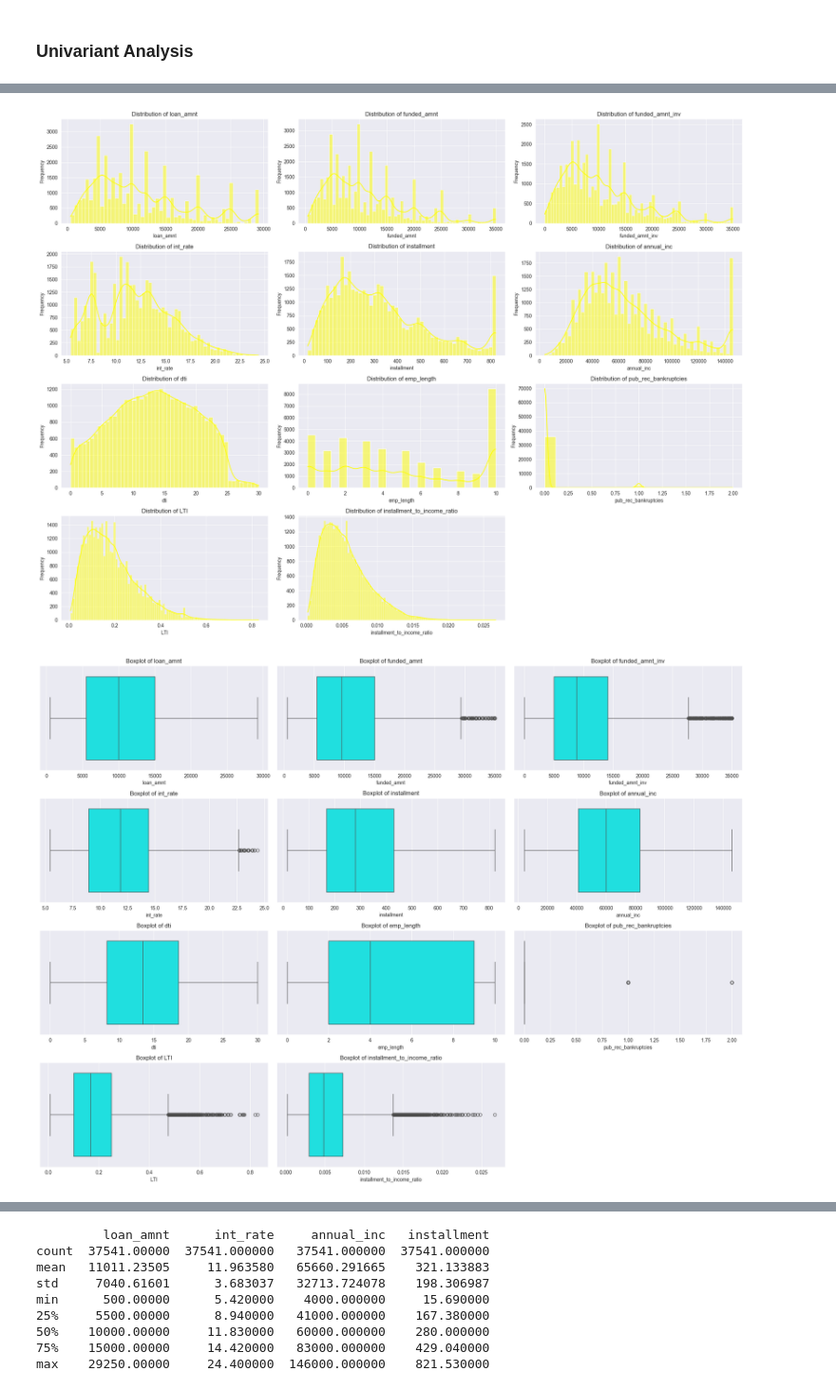
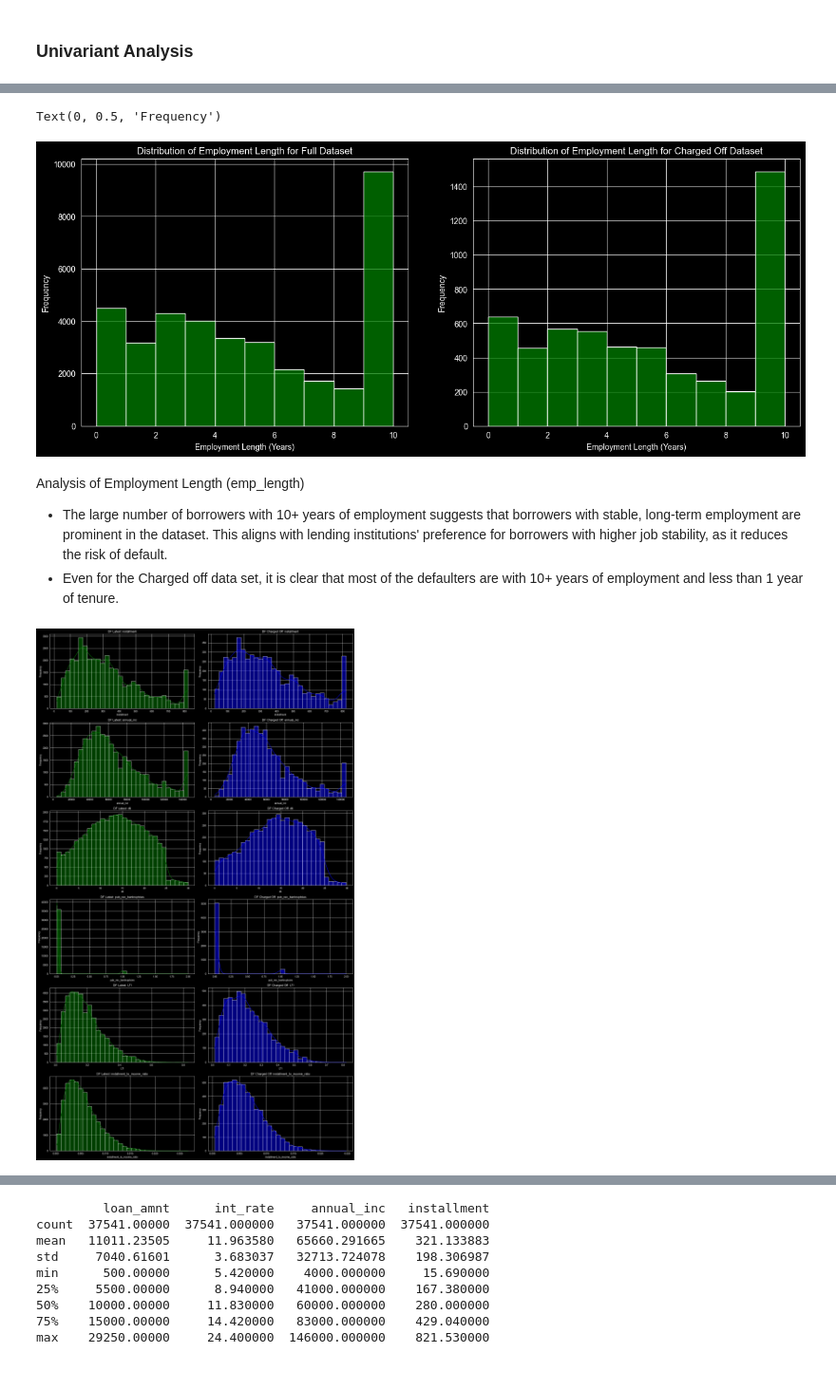
Before and after one commit to muralik31/Lending-Club-Case-Study, a Jupyter notebook: Murali_Krishna_Kondapally.ipynb, the cells around one changed output, grey strips where cells are left out. Shown at 95% size. Cells and saved outputs as stored; diff of their text form; code cells hidden in the pictures.

```diff
--- a/Murali_Krishna_Kondapally.ipynb
+++ b/Murali_Krishna_Kondapally.ipynb
@@ -647,32 +729,52 @@ The following columns are categorical in the dataset:
+# %%
+fig, axes = plt.subplots(1, 2, figsize=(16, 6))
+
+# Histogram
+sns.histplot(df_latest['emp_length'], kde=False, bins=10, color='green', ax=axes[0])
+axes[0].set_title('Distribution of Employment Length for Full Dataset')
+axes[0].set_xlabel('Employment Length (Years)')
+axes[0].set_ylabel('Frequency')
+
+sns.histplot(df_charged_off['emp_length'], kde=False, bins=10, color='green', ax=axes[1])
+axes[1].set_title('Distribution of Employment Length for Charged Off Dataset')
+axes[1].set_xlabel('Employment Length (Years)')
+axes[1].set_ylabel('Frequency')
+# %% [output]
+Text(0, 0.5, 'Frequency')
+[figure, added]
+# %% [markdown]
+Analysis of Employment Length (emp_length)
+- The large number of borrowers with 10+ years of employment suggests that borrowers with stable, long-term employment are prominent in the dataset. This aligns with lending institutions' preference for borrowers with higher job stability, as it reduces the risk of default.
+- Even for the Charged off data set, it is clear that most of the defaulters are with 10+ years of employment and less than 1 year of tenure.
 # %%
 # List of numerical columns
 numerical_cols = [
-    'loan_amnt', 'funded_amnt', 'funded_amnt_inv', 'int_rate', 'installment',
-    'annual_inc', 'dti', 'emp_length', 'pub_rec_bankruptcies', 'LTI',
+    'installment','annual_inc', 'dti', 'pub_rec_bankruptcies', 'LTI',
     'installment_to_income_ratio'
 ]
 
 # Creating grouped histograms
-plt.figure(figsize=(20, 15))
-for i, col in enumerate(numerical_cols, 1):
-    plt.subplot(4, 3, i)  # Adjust grid size (4x3) based on the number of variables
-    sns.histplot(df_latest[col], kde=True, color='yellow')
-    plt.title(f'Distribution of {col}')
-    plt.xlabel(col)
-    plt.ylabel('Frequency')
-plt.tight_layout()
-plt.show()
+def plot_histograms(df1, df2, columns, title1, title2):
+    fig, axes = plt.subplots(len(columns), 2, figsize=(18, 5 * len(columns)))
+    for i, col in enumerate(columns):
+        if col in df1.columns and not df1[col].isnull().all():
+            sns.histplot(df1[col], kde=True, color='green', bins=30, ax=axes[i, 0])
+            axes[i, 0].set_title(f'{title1}: {col}')
+            axes[i, 0].set_xlabel(col)
+            axes[i, 0].set_ylabel('Frequency')
+        else:
+            axes[i, 0].set_visible(False)
 
+        if col in df2.columns and not df2[col].isnull().all():
+            sns.histplot(df2[col], kde=True, color='blue', bins=30, ax=axes[i, 1])
+            axes[i, 1].set_title(f'{title2}: {col}')
+            axes[i, 1].set_xlabel(col)
+            axes[i, 1].set_ylabel('Frequency')
+        else:
+            axes[i, 1].set_visible(False)
+    plt.tight_layout()
+    plt.show()
 
-# Creating grouped box plots
-plt.figure(figsize=(20, 15))
-for i, col in enumerate(numerical_cols, 1):
-    plt.subplot(4, 3, i)
-    sns.boxplot(data=df_latest, x=col, color='cyan')
-    plt.title(f'Boxplot of {col}')
-    plt.xlabel(col)
-plt.tight_layout()
-plt.show()
+plot_histograms(df_latest, df_charged_off, numerical_cols, "DF Latest", "DF Charged Off")
 # %% [output]
-[figure, old version]
+[figure, new version]
-[figure, removed]
```
Also changed, not shown: parts of 21 cells of this notebook.
